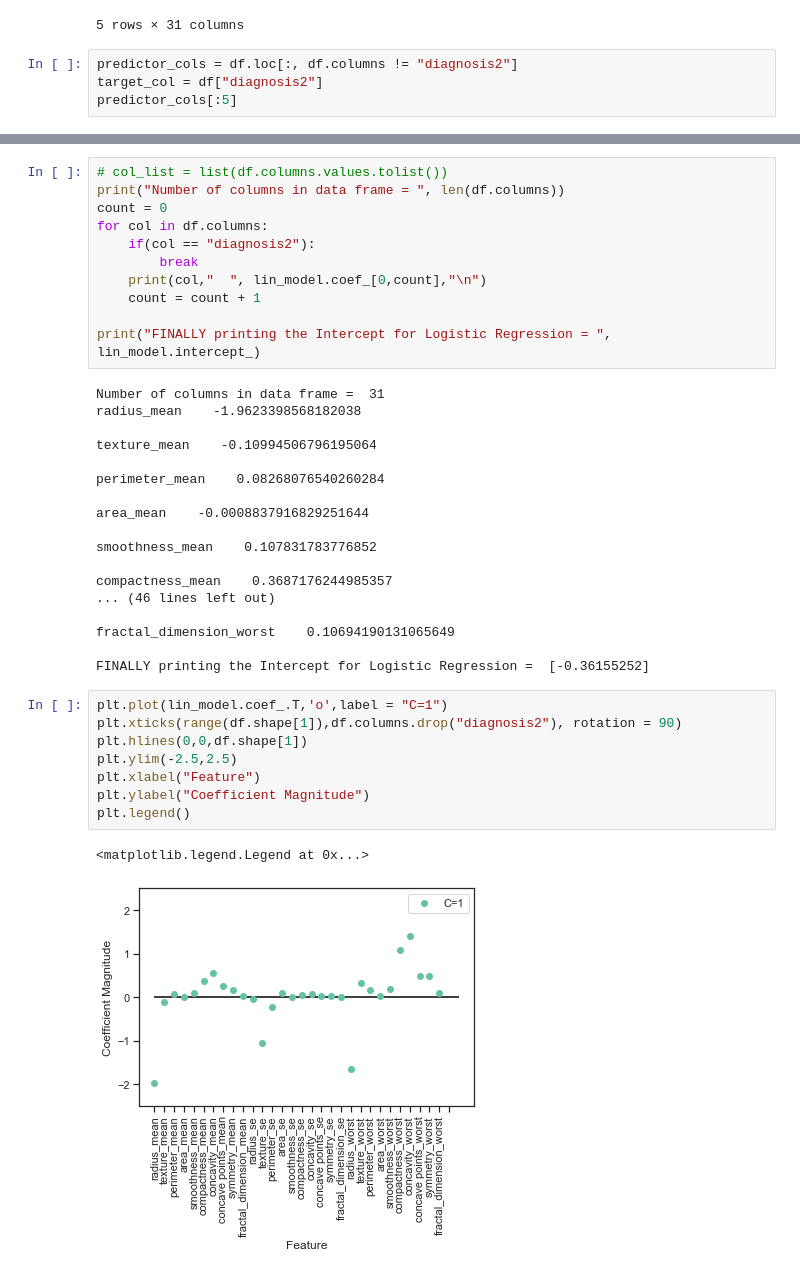
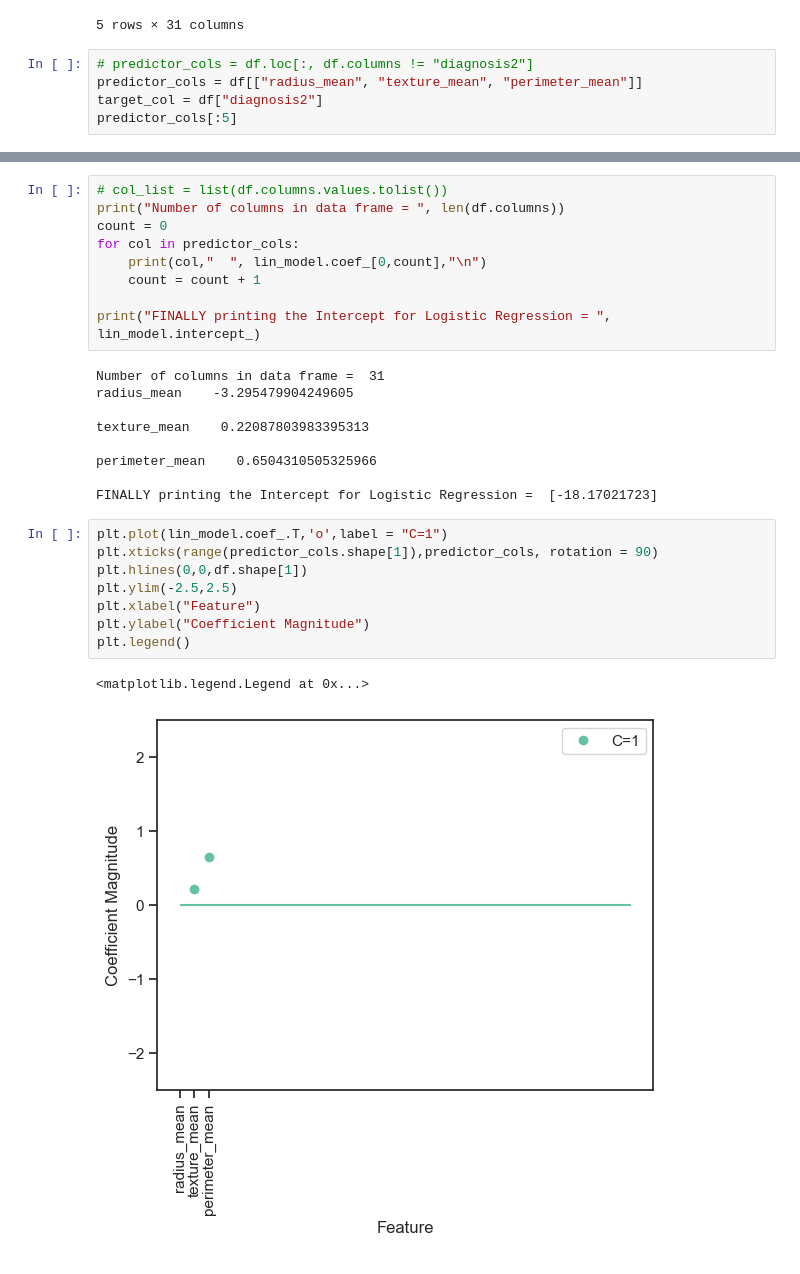
Before and after one commit to vmtamburro/machine-learning-applications, a Jupyter notebook: Module 4/WBCD.ipynb, the cells around one changed output, grey strips where cells are left out. Drawn from its saved outputs; the diff is of its cells as text.

```diff
--- a/Module 4/WBCD.ipynb
+++ b/Module 4/WBCD.ipynb
@@ -37,7 +48,8 @@ df.head(5)
 | 4 | 20.29 | 14.34 | 135.10 | 1297.0 | 0.10030 | 0.13280 | ... |
 5 rows × 31 columns
 # %%
-predictor_cols = df.loc[:, df.columns != "diagnosis2"]
+# predictor_cols = df.loc[:, df.columns != "diagnosis2"]
+predictor_cols = df[["radius_mean", "texture_mean", "perimeter_mean"]]
 target_col = df["diagnosis2"]
 predictor_cols[:5]
 # %% [output]
@@ -80,40 +82,29 @@ LogisticRegression(C=1.0, class_weight=None, dual=False, fit_intercept=True,
 # col_list = list(df.columns.values.tolist())
 print("Number of columns in data frame = ", len(df.columns))
 count = 0
-for col in df.columns:
-    if(col == "diagnosis2"):
-        break
+for col in predictor_cols:
     print(col,"  ", lin_model.coef_[0,count],"\n")
     count = count + 1
 
 print("FINALLY printing the Intercept for Logistic Regression = ", lin_model.intercept_)
 # %% [output]
 Number of columns in data frame =  31
-radius_mean    -1.9623398568182038
+radius_mean    -3.295479904249605
 
-texture_mean    -0.10994506796195064
+texture_mean    0.22087803983395313
 
-perimeter_mean    0.08268076540260284
+perimeter_mean    0.6504310505325966
 
-area_mean    -0.0008837916829251644
-
-smoothness_mean    0.107831783776852
-
-compactness_mean    0.3687176244985357
-... (46 lines left out)
-
-fractal_dimension_worst    0.10694190131065649
-
-FINALLY printing the Intercept for Logistic Regression =  [-0.36155252]
+FINALLY printing the Intercept for Logistic Regression =  [-18.17021723]
 # %%
 plt.plot(lin_model.coef_.T,'o',label = "C=1")
-plt.xticks(range(df.shape[1]),df.columns.drop("diagnosis2"), rotation = 90)
+plt.xticks(range(predictor_cols.shape[1]),predictor_cols, rotation = 90)
 plt.hlines(0,0,df.shape[1])
 plt.ylim(-2.5,2.5)
 plt.xlabel("Feature")
 plt.ylabel("Coefficient Magnitude")
 plt.legend()
 # %% [output]
 <matplotlib.legend.Legend at 0x...>
-[figure, old version]
+[figure, new version]
 # %%
```
Also changed, not shown: parts of 11 cells of this notebook.
